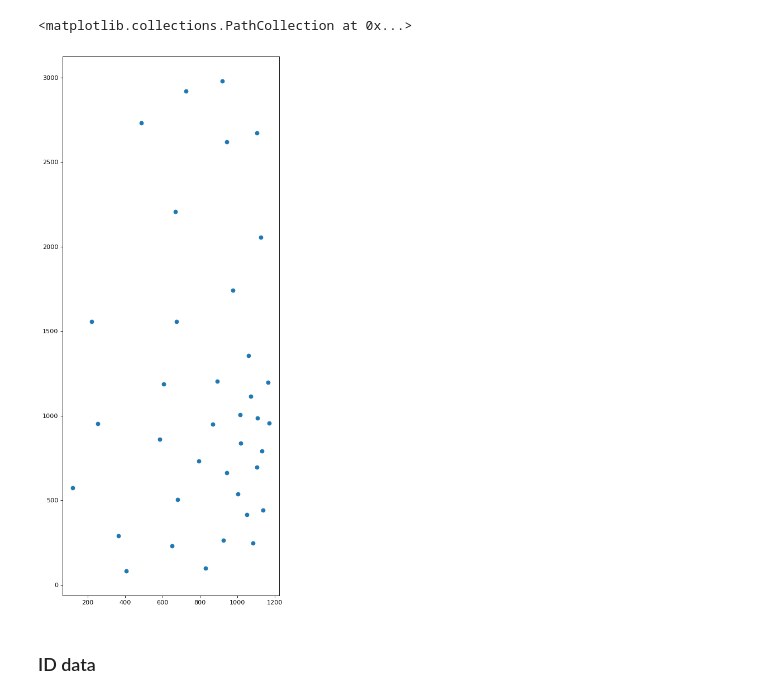
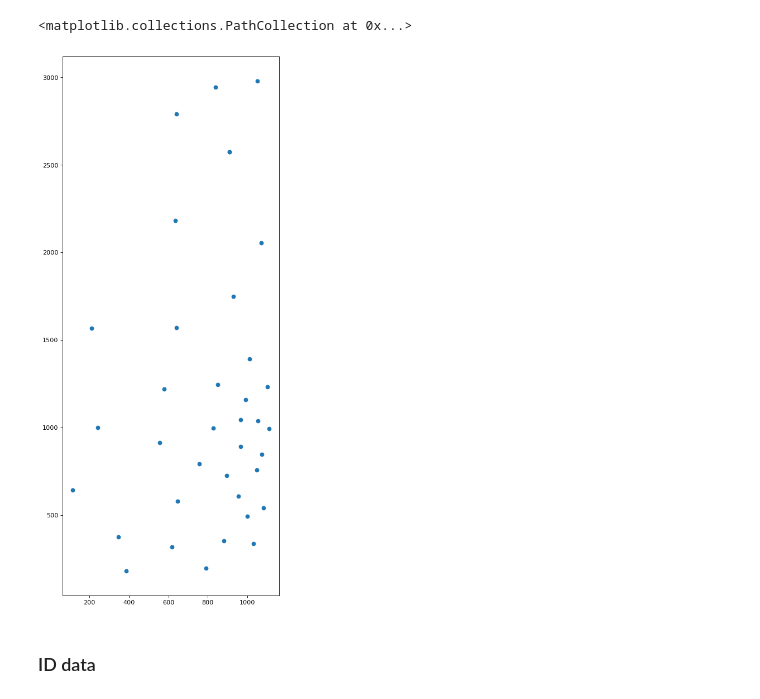
Before and after one commit to chenxcynthia/eliot-data-viz, a Jupyter notebook: Data Cleaning V1.ipynb, the cells around one changed output. Saved outputs shown, nothing was run; the diff lists cells and outputs as text; code cells hidden in the pictures.

```diff
--- a/Data Cleaning V1.ipynb
+++ b/Data Cleaning V1.ipynb
@@ -46,6 +23,0 @@ transformed[:, 1] = (y - min(y))/(max(y) - min(y))*2900 + 80
-# %%
-figure(figsize=(12.5/2, 16), dpi=80)
-plt.scatter(transformed[:, 0], transformed[:, 1])
-# %% [output]
-<matplotlib.collections.PathCollection at 0x...>
-[figure, removed]
@@ -54,0 +34,18 @@ df['longitude'] = transformed[:, 1]
+# %%
+from lloyd import Field
+
+field = Field(coordinates)
+for i in range(5): #18, 5
+    field.relax()
+
+transformed = field.get_points()
+x = transformed[:, 0]
+transformed[:, 0] = (x - min(x))/(max(x) - min(x))*995 + 115
+y = field.get_points()[:, 1]
+transformed[:, 1] = (y - min(y))/(max(y) - min(y))*2800 + 180
+
+figure(figsize=(12.5/2, 16), dpi=80)
+plt.scatter(transformed[:, 0], transformed[:, 1])
+# %% [output]
+<matplotlib.collections.PathCollection at 0x...>
+[figure, added]
```
Also changed, not shown: parts of 18 cells of this notebook, 1 other file.
